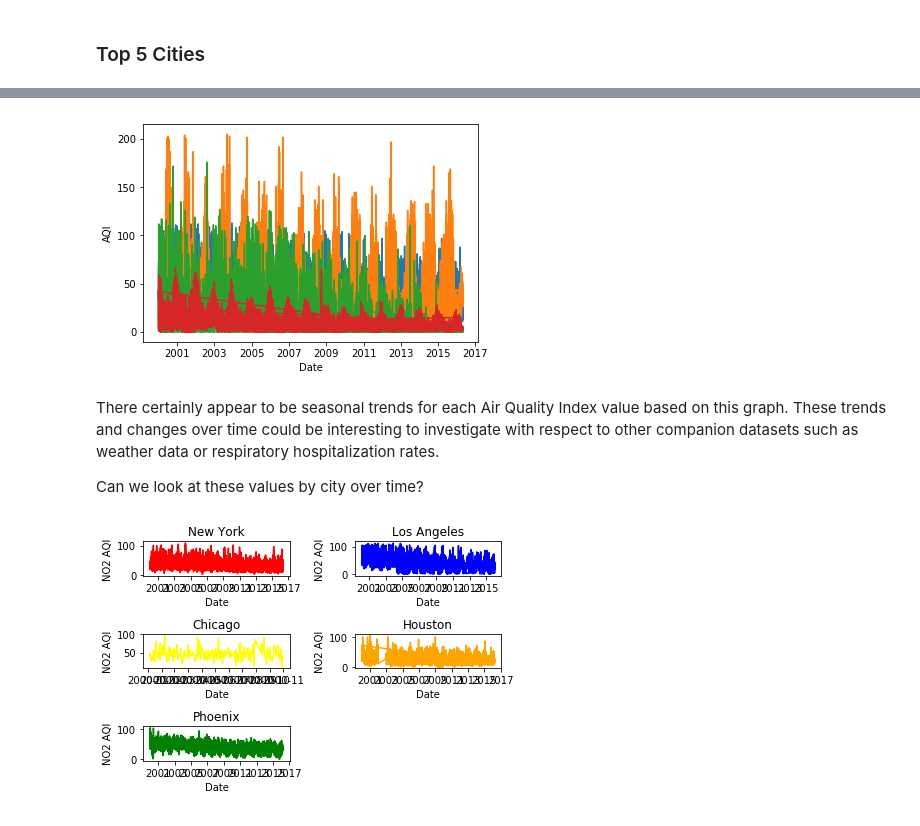
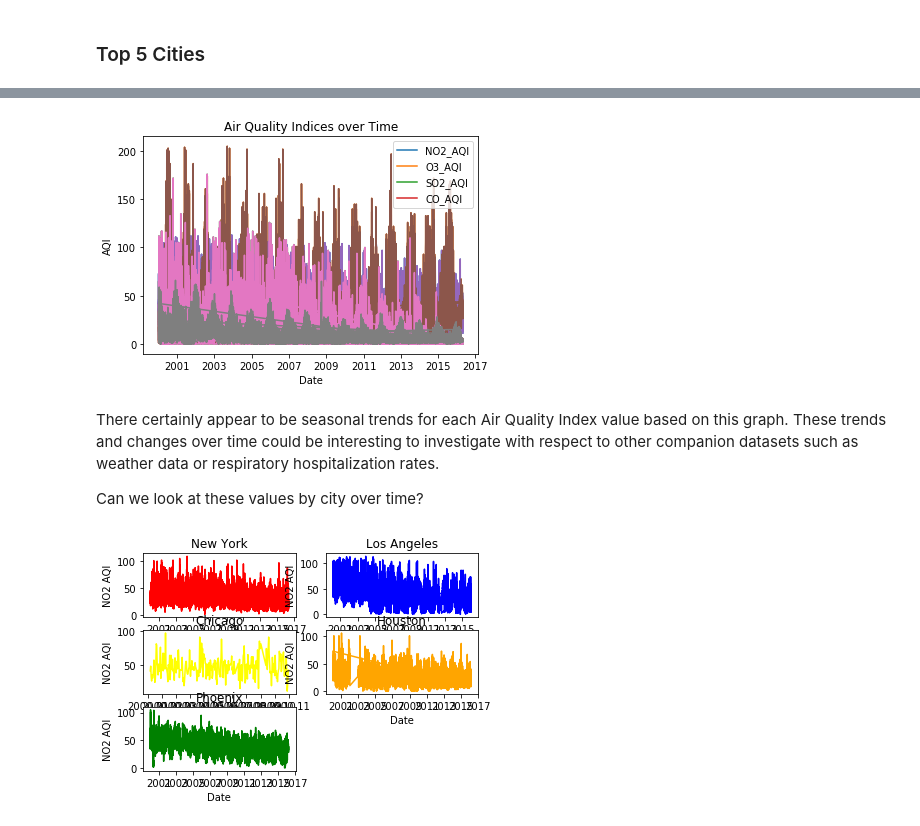
Before and after one commit to bouncebarkrun/Springboard-Data-Science-Career-Track, a Jupyter notebook: 1st Capstone Project/Capstone 1 EDA.ipynb, the cells around one changed output, grey strips where cells are left out. Cells and saved outputs as stored; diff of their text form; code cells hidden in the pictures.

```diff
--- a/1st Capstone Project/Capstone 1 EDA.ipynb
+++ b/1st Capstone Project/Capstone 1 EDA.ipynb
@@ -176,49 +207,51 @@ To see if any patterns are more evident, the dataset was again filtered down to
 top5cities = ['New York', 'Los Angeles', 'Chicago', 'Houston', 'Phoenix']
 top5 = pollution[pollution['City'].isin(top5cities)]
 # %%
-cols = ['NO2_AQI', 'O3_AQI', 'SO2_AQI', 'CO_AQI']
-plt.plot_date(top5['Date_Local'], top5[cols], linestyle='solid', marker='None')
+AQI = ['NO2_AQI', 'O3_AQI', 'SO2_AQI', 'CO_AQI']
+plt.plot_date(top5['Date_Local'], top5[ASI], linestyle='solid', marker='None')
+plt.title('Air Quality Indices over Time')
+plt.legend(AQI)
 plt.xlabel('Date')
 plt.ylabel('AQI')
 plt.show()
 # %% [output]
-[figure, old version]
+[figure, new version]
 # %% [markdown]
 There certainly appear to be seasonal trends for each Air Quality Index value based on this graph.  These trends and changes over time could be interesting to investigate with respect to other companion datasets such as weather data or respiratory hospitalization rates.
 
 Can we look at these values by city over time?
 # %%
 plt.subplot(3, 2, 1)
-NY = top5[(top5.City=='New York')]
+NY = pollution[(pollution.City=='New York')]
 plt.plot_date(NY['Date_Local'], NY['NO2_AQI'], linestyle='solid', marker='None', c='red')
 plt.xlabel('Date')
 plt.ylabel('NO2 AQI')
 plt.title('New York')
 plt.subplot(3, 2, 2)
-LA = top5[(top5.City=='Los Angeles')]
+LA = pollution[(pollution.City=='Los Angeles')]
 plt.plot_date(LA['Date_Local'], LA['NO2_AQI'], linestyle='solid', marker='None', c='blue')
 plt.xlabel('Date')
 plt.ylabel('NO2 AQI')
 plt.title('Los Angeles')
 plt.subplot(3, 2, 3)
-CHI = top5[(top5.City=='Chicago')]
+CHI = pollution[(pollution.City=='Chicago')]
 plt.plot_date(CHI['Date_Local'], CHI['NO2_AQI'], linestyle='solid', marker='None', c='yellow')
 plt.xlabel('Date')
 plt.ylabel('NO2 AQI')
 plt.title('Chicago')
 plt.subplot(3, 2, 4)
-HOU = top5[(top5.City=='Houston')]
+HOU = pollution[(pollution.City=='Houston')]
 plt.plot_date(HOU['Date_Local'], HOU['NO2_AQI'], linestyle='solid', marker='None', c='orange')
 plt.xlabel('Date')
 plt.ylabel('NO2 AQI')
 plt.title('Houston')
 plt.subplot(3, 2, 5)
-PHX = top5[(top5.City=='Phoenix')]
+PHX = pollution[(pollution.City=='Phoenix')]
 plt.plot_date(PHX['Date_Local'], PHX['NO2_AQI'], linestyle='solid', marker='None', c='green')
 plt.xlabel('Date')
 plt.ylabel('NO2 AQI')
 plt.title('Phoenix')
-plt.tight_layout()
+
 plt.show()
 # %% [output]
-[figure, old version]
+[figure, new version]
```
Also changed, not shown: parts of 21 cells of this notebook.
